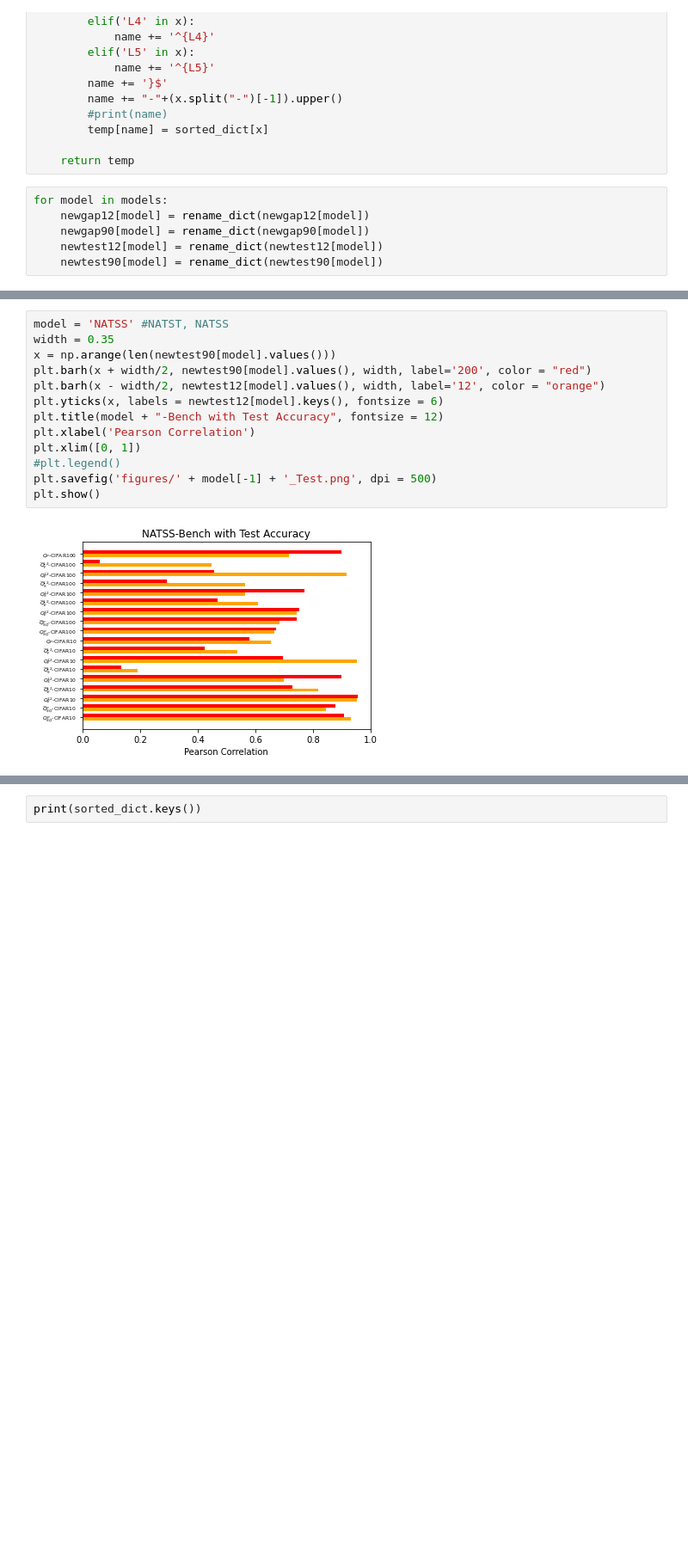
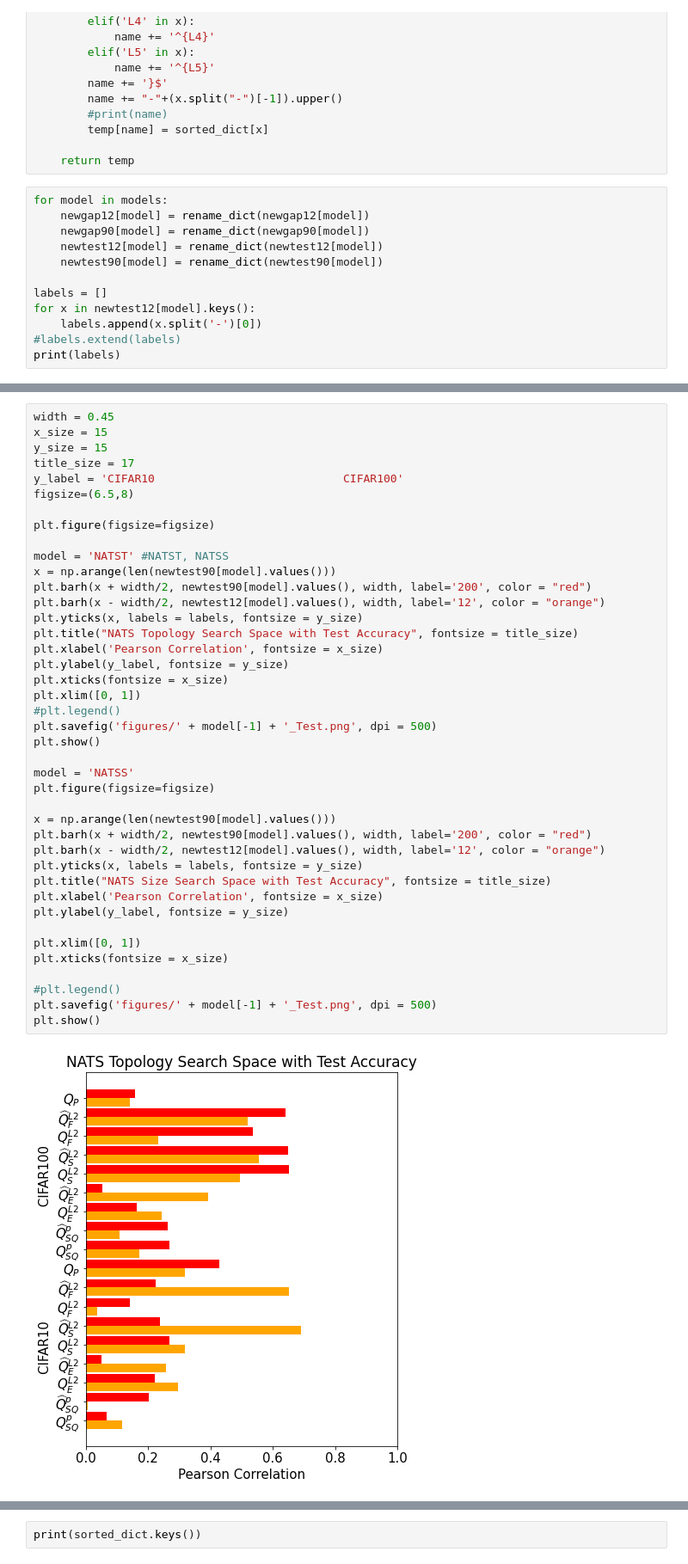
Before and after one commit to KhalilJDamouni/QC-Bench, a Jupyter notebook: source/plotting.ipynb, the cells around one changed output, grey strips where cells are left out. Shown at 86% size. Cells and saved outputs as stored; diff of their text form; blank space fills up the shorter version.

Commit message:
plot

```diff
--- a/source/plotting.ipynb
+++ b/source/plotting.ipynb
@@ -185,3 +185,9 @@ for model in models:
     newgap90[model] = rename_dict(newgap90[model])
     newtest12[model] = rename_dict(newtest12[model])
     newtest90[model] = rename_dict(newtest90[model])
+
+labels = []
+for x in newtest12[model].keys():
+    labels.append(x.split('-')[0])
+#labels.extend(labels)
+print(labels)
@@ -188,15 +196,43 @@ for model in models:
 # %%
-model = 'NATSS' #NATST, NATSS
-width = 0.35
+width = 0.45
+x_size = 15
+y_size = 15
+title_size = 17
+y_label = 'CIFAR10                            CIFAR100'
+figsize=(6.5,8)
+
+plt.figure(figsize=figsize)
+
+model = 'NATST' #NATST, NATSS
 x = np.arange(len(newtest90[model].values()))
 plt.barh(x + width/2, newtest90[model].values(), width, label='200', color = "red")
 plt.barh(x - width/2, newtest12[model].values(), width, label='12', color = "orange")
-plt.yticks(x, labels = newtest12[model].keys(), fontsize = 6)
-plt.title(model + "-Bench with Test Accuracy", fontsize = 12)
-plt.xlabel('Pearson Correlation')
+plt.yticks(x, labels = labels, fontsize = y_size)
+plt.title("NATS Topology Search Space with Test Accuracy", fontsize = title_size)
+plt.xlabel('Pearson Correlation', fontsize = x_size)
+plt.ylabel(y_label, fontsize = y_size)
+plt.xticks(fontsize = x_size)
 plt.xlim([0, 1])
 #plt.legend()
 plt.savefig('figures/' + model[-1] + '_Test.png', dpi = 500)
 plt.show()
+
+model = 'NATSS'
+plt.figure(figsize=figsize)
+
+x = np.arange(len(newtest90[model].values()))
+plt.barh(x + width/2, newtest90[model].values(), width, label='200', color = "red")
+plt.barh(x - width/2, newtest12[model].values(), width, label='12', color = "orange")
+plt.yticks(x, labels = labels, fontsize = y_size)
+plt.title("NATS Size Search Space with Test Accuracy", fontsize = title_size)
+plt.xlabel('Pearson Correlation', fontsize = x_size)
+plt.ylabel(y_label, fontsize = y_size)
+
+plt.xlim([0, 1])
+plt.xticks(fontsize = x_size)
+
+#plt.legend()
+plt.savefig('figures/' + model[-1] + '_Test.png', dpi = 500)
+plt.show()
 # %% [output]
-[figure, old version]
+[figure, new version]
```
Also changed, not shown: parts of 4 cells of this notebook, 2 other files.
